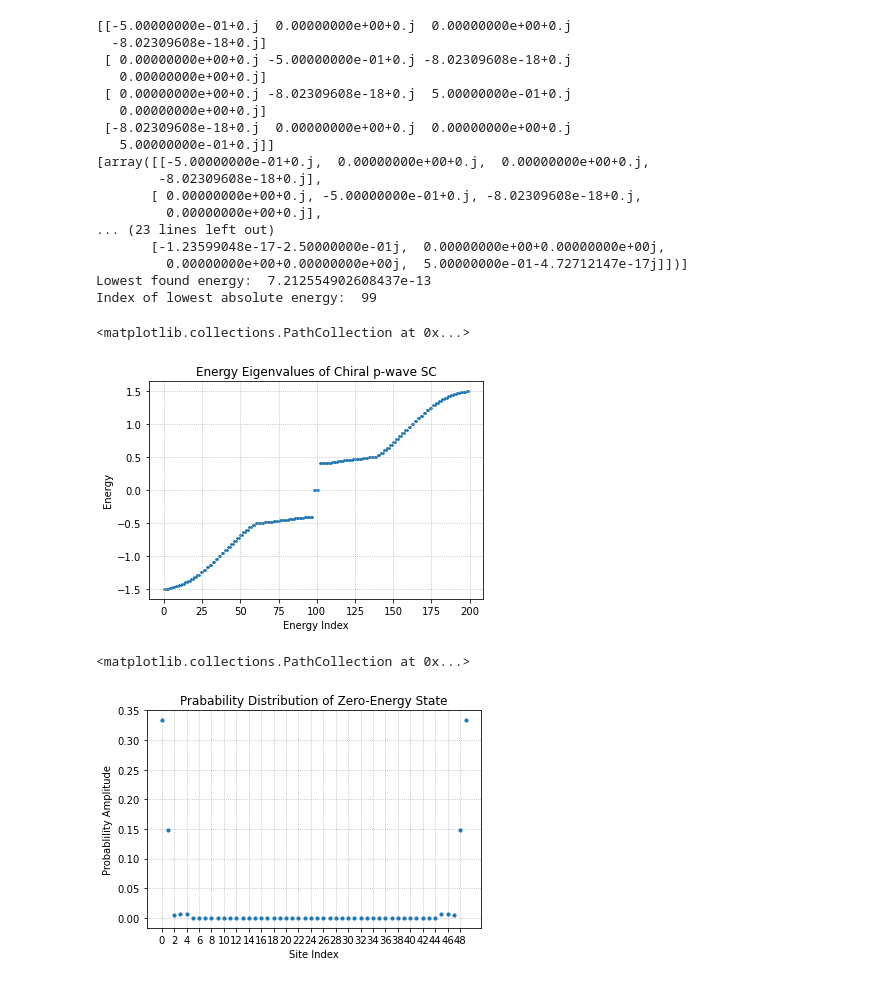
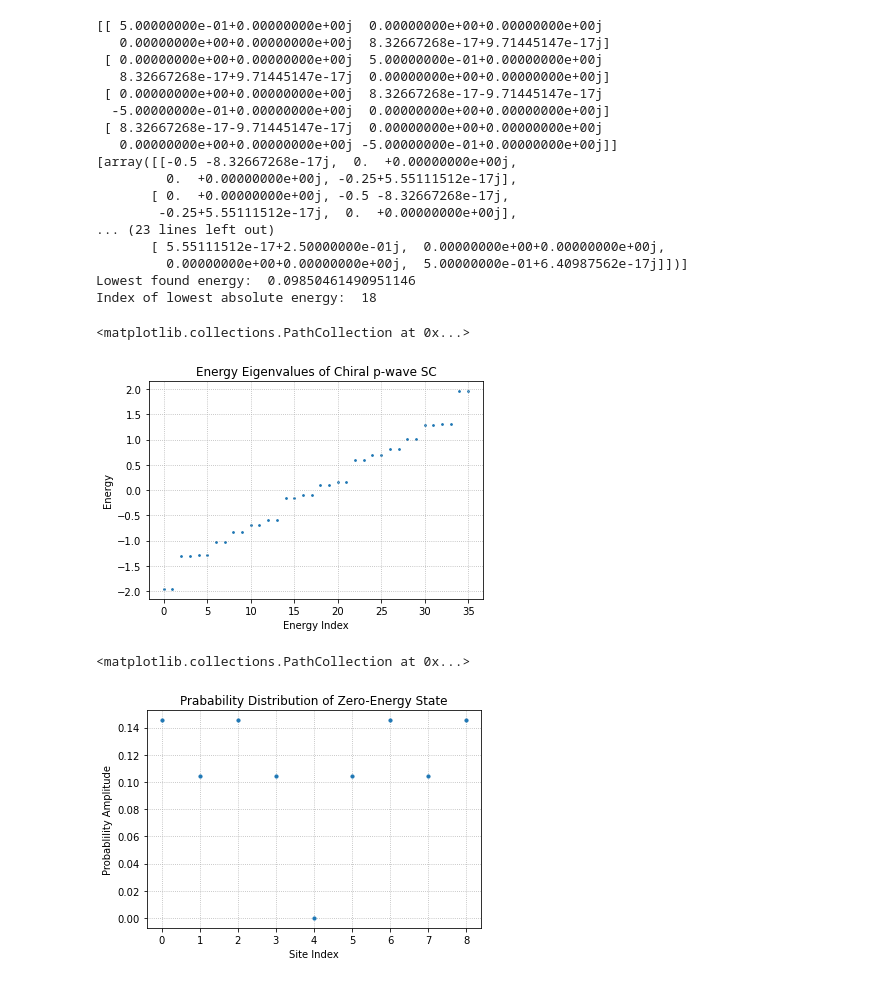
Before and after one commit to isschoch/chiral-p-wave-on-buckyball-geometry, a Jupyter notebook: direct_lattice_sc.ipynb, the cells around one changed output. Drawn from its saved outputs; the diff is of its cells as text; code cells hidden in the pictures.

```diff
--- a/direct_lattice_sc.ipynb
+++ b/direct_lattice_sc.ipynb
@@ -4,8 +4,8 @@ from lattice_class import *
 import scipy.linalg
 import matplotlib.pyplot as plt
 # %%
-N = 50
-lattice = ChainLattice(N, "open")
+N = 3
+lattice = SquareLattice(N, "open")
 
 lattice.plot()
 num_sites = lattice.get_num_sites()
@@ -13,5 +13,4 @@ num_sites = lattice.get_num_sites()
 lattice_sites = lattice.get_sites()
 lattice_edges = lattice.get_edges()
 reciprocal_lattice_sites = lattice.get_reciprocal_sites()
-print(reciprocal_lattice_sites)
 # %% [output]
@@ -31,7 +29,7 @@ H_k = lambda k: np.array(
 gap_fct = lambda k: np.array(
     [
         [0.0, delta * complex(np.sin(k[0]), np.sin(k[1]))],
-        [delta.conjugate() * complex(np.sin(k[0]), -np.sin(k[1])), 0.0],
+        [delta * complex(np.sin(k[0]), np.sin(k[1])), 0.0],
     ],
     dtype=complex,
 )
@@ -48,7 +46,7 @@ def get_H_tilde(direction, axis=0):
             1.0
             / num_sites
             * H_BdG(np.array(k) / N)
-            * np.exp(direction * complex(0.0, 1.0) * k[axis] / N)
+            * np.exp(-direction * complex(0.0, 1.0) * k[axis] / N)
         )
     return H_tilde
 
@@ -67,50 +65,50 @@ H_Ri_tilde = get_H_tilde(+1, 0)
 H_To_tilde = get_H_tilde(-1, 1)
 H_Lo_tilde = get_H_tilde(+1, 1)
 H_tilde = [H_To_tilde, H_Ri_tilde, H_Lo_tilde, H_Le_tilde]
 
 print(H_Ce_tilde)
 print(H_tilde)
 
 local_edge_indices = lattice.get_local_edge_indices()
 
 for (site_idx, site) in enumerate(lattice.get_sites()):
     H_direct_lattice[block_indices[site_idx], block_indices[site_idx]] = H_Ce_tilde
 
     for neighbour_idx in lattice_edges[site_idx]:
         H_direct_lattice[
             block_indices[site_idx], block_indices[neighbour_idx]
         ] = H_tilde[lattice.get_local_edge_index(site_idx, neighbour_idx)]
 
 energies, states = scipy.linalg.eigh(H_direct_lattice)
 print("Lowest found energy: ", np.min(np.abs(energies)))
 gs_idx = np.argmin(np.abs(energies))
 print("Index of lowest absolute energy: ", gs_idx)
 
 plt.xlabel("Energy Index")
 plt.ylabel("Energy")
 plt.grid(linestyle=":")
 plt.title("Energy Eigenvalues of Chiral p-wave SC")
 plt.scatter(range(len(energies)), energies, s=3)
 # %% [output]
-[[-5.00000000e-01+0.j  0.00000000e+00+0.j  0.00000000e+00+0.j
-  -8.02309608e-18+0.j]
- [ 0.00000000e+00+0.j -5.00000000e-01+0.j -8.02309608e-18+0.j
-   0.00000000e+00+0.j]
- [ 0.00000000e+00+0.j -8.02309608e-18+0.j  5.00000000e-01+0.j
-   0.00000000e+00+0.j]
- [-8.02309608e-18+0.j  0.00000000e+00+0.j  0.00000000e+00+0.j
-   5.00000000e-01+0.j]]
-[array([[-5.00000000e-01+0.j,  0.00000000e+00+0.j,  0.00000000e+00+0.j,
-        -8.02309608e-18+0.j],
-       [ 0.00000000e+00+0.j, -5.00000000e-01+0.j, -8.02309608e-18+0.j,
-         0.00000000e+00+0.j],
+[[ 5.00000000e-01+0.00000000e+00j  0.00000000e+00+0.00000000e+00j
+   0.00000000e+00+0.00000000e+00j  8.32667268e-17+9.71445147e-17j]
+ [ 0.00000000e+00+0.00000000e+00j  5.00000000e-01+0.00000000e+00j
+   8.32667268e-17+9.71445147e-17j  0.00000000e+00+0.00000000e+00j]
+ [ 0.00000000e+00+0.00000000e+00j  8.32667268e-17-9.71445147e-17j
+  -5.00000000e-01+0.00000000e+00j  0.00000000e+00+0.00000000e+00j]
+ [ 8.32667268e-17-9.71445147e-17j  0.00000000e+00+0.00000000e+00j
+   0.00000000e+00+0.00000000e+00j -5.00000000e-01+0.00000000e+00j]]
+[array([[-0.5 -8.32667268e-17j,  0.  +0.00000000e+00j,
+         0.  +0.00000000e+00j, -0.25+5.55111512e-17j],
+       [ 0.  +0.00000000e+00j, -0.5 -8.32667268e-17j,
+        -0.25+5.55111512e-17j,  0.  +0.00000000e+00j],
 ... (23 lines left out)
-       [-1.23599048e-17-2.50000000e-01j,  0.00000000e+00+0.00000000e+00j,
-         0.00000000e+00+0.00000000e+00j,  5.00000000e-01-4.72712147e-17j]])]
-Lowest found energy:  7.212554902608437e-13
-Index of lowest absolute energy:  99
+       [ 5.55111512e-17+2.50000000e-01j,  0.00000000e+00+0.00000000e+00j,
+         0.00000000e+00+0.00000000e+00j,  5.00000000e-01+6.40987562e-17j]])]
+Lowest found energy:  0.09850461490951146
+Index of lowest absolute energy:  18
 <matplotlib.collections.PathCollection at 0x...>
-[figure, old version]
+[figure, new version]
 # %%
 gs_wave_function = states[:, gs_idx]
 gs_probabilities_nambu = np.square(np.abs(gs_wave_function))
@@ -127,7 +125,7 @@ plt.grid(linestyle=":", zorder=-10)
 plt.scatter(range(num_sites), gs_probabilities, s=10, zorder=10)
 # %% [output]
 <matplotlib.collections.PathCollection at 0x...>
-[figure, old version]
+[figure, new version]
 # %%
 fig = plt.figure()
 ax = fig.add_subplot(projection="3d")
```
Also changed, not shown: parts of 3 cells of this notebook, 4 other files.
